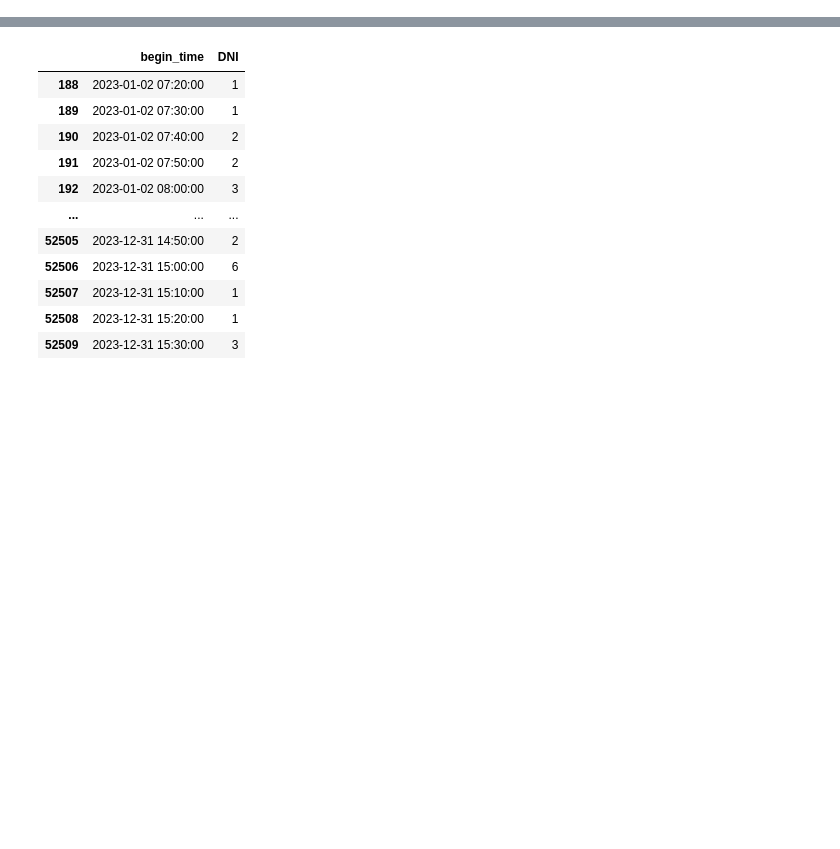
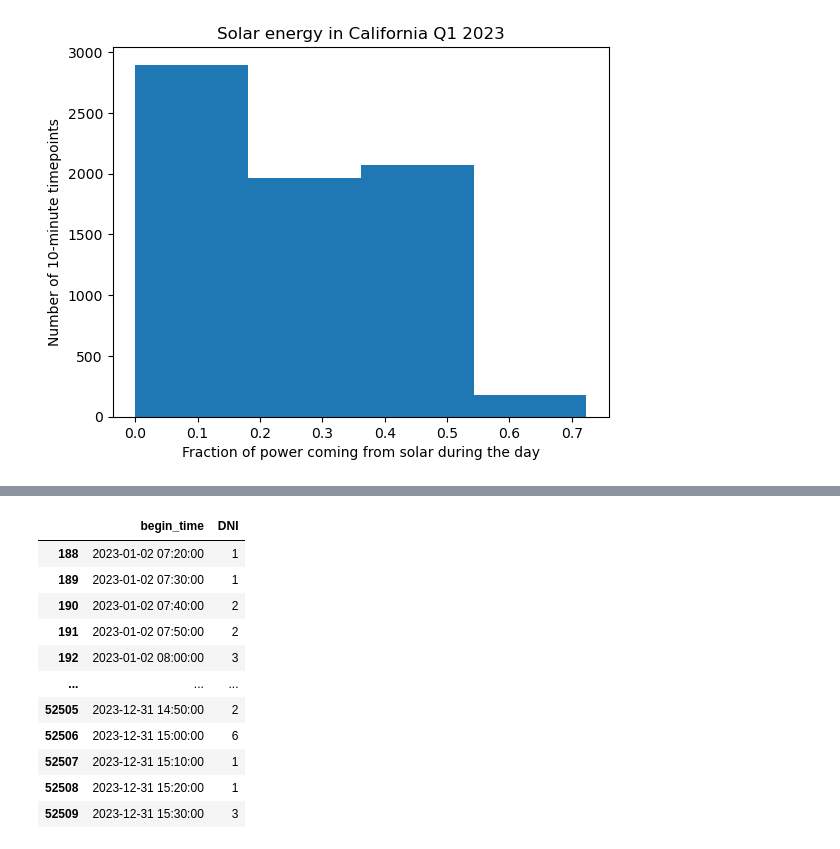
Before and after one commit to shabarishch/PowerPrices, a Jupyter notebook: Shabarish_local_main.ipynb, the cells around one changed output, grey strips where cells are left out. Saved outputs shown, nothing was run; the diff lists cells and outputs as text; code cells hidden in the pictures; blank space fills up the shorter version.

```diff
--- a/Shabarish_local_main.ipynb
+++ b/Shabarish_local_main.ipynb
@@ -31,6 +27,14 @@ kings_sunshine_data['begin_time'] = kings_sunshine_data.apply(lambda x: datetime
 # Get data between specified dates
 def filter_times(df, time1, time2):
     return df.apply(lambda x: (time1 <= x['begin_time']) and (x['begin_time'] <= time2) , axis=1)
+# %%
+plt.hist((gendata['Solar Generation (MW)']/gendata['Total Generation (MW)']).values, 4)
+plt.xlabel('Fraction of power coming from solar during the day')
+plt.ylabel('Number of 10-minute timepoints')
+plt.title('Solar energy in California Q1 2023')
+plt.show()
+# %% [output]
+[figure, added]
 # %%
 #Combine solar generation and prices dataframes
 
```
Also changed, not shown: parts of 14 cells of this notebook, 2 other files.
